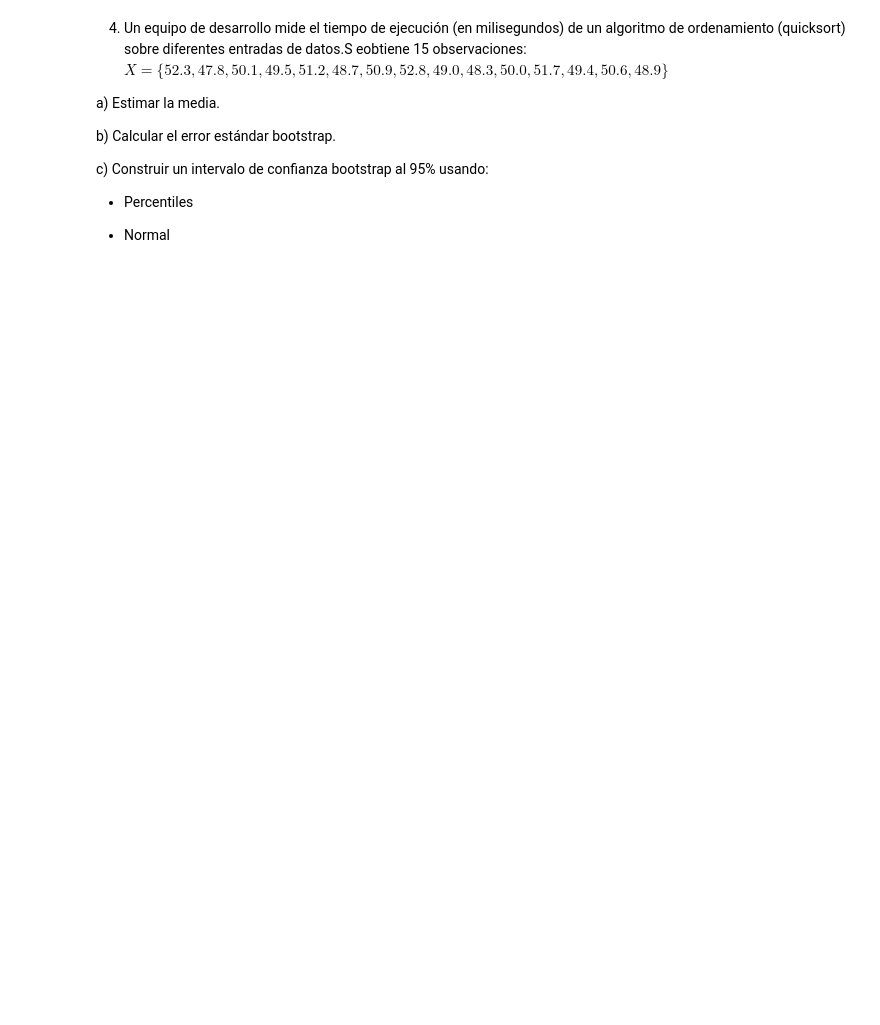
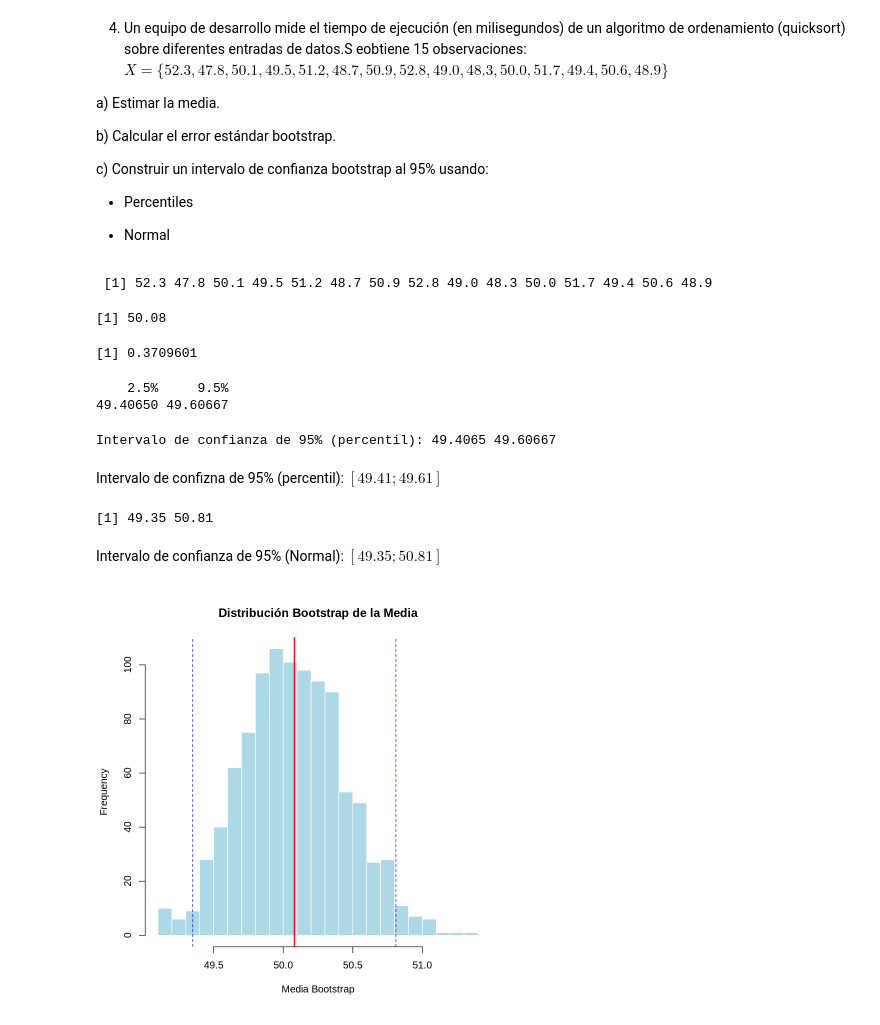
Before and after one commit to ALdoMartineCh16/Analisis-Exploratorio-de-Datos-Espaciales, a Jupyter notebook: SESION_15_AEDE_METODO_DE_REMUESTREO.ipynb, the cells around one changed output. Drawn from its saved outputs; the diff is of its cells as text; code cells hidden in the pictures; blank space fills up the shorter version.

```diff
--- a/SESION_15_AEDE_METODO_DE_REMUESTREO.ipynb
+++ b/SESION_15_AEDE_METODO_DE_REMUESTREO.ipynb
@@ -457,3 +555,57 @@ Mx2
   * Percentiles
 
   * Normal
+# %%
+x4=c(52.3,47.8,50.1,49.5,51.2,48.7,50.9,52.8,49.0,48.3,50.0,51.7,49.4,50.6,48.9)
+x4
+# %% [output]
+ [1] 52.3 47.8 50.1 49.5 51.2 48.7 50.9 52.8 49.0 48.3 50.0 51.7 49.4 50.6 48.9
+# %%
+Mx4=mean(x4)
+Mx4
+# %% [output]
+[1] 50.08
+# %%
+B=1000
+n=length(x4)
+M=numeric(B)
+set.seed(123)
+for(i in 1:B){
+  MB =sample(x4,size=n,replace=TRUE)
+  M[i] = mean(MB)
+}
+# %%
+Mb=mean(M)
+Sb = sd(M)
+Sb
+# %% [output]
+[1] 0.3709601
+# %%
+ic=quantile(M,c(0.025,0.095))
+ic
+# %% [output]
+    2.5%     9.5%
+49.40650 49.60667
+# %%
+cat("Intervalo de confianza de 95% (percentil):",ic,"\n")
+# %% [output]
+Intervalo de confianza de 95% (percentil): 49.4065 49.60667
+# %% [markdown]
+Intervalo de confizna de 95% (percentil): $[49.41;49.61]$
+# %%
+z=qnorm(0.975)
+li=round(Mx4-z*Sb,2)
+ls=round(Mx4+z*Sb,2)
+ic=c(li,ls)
+ic
+# %% [output]
+[1] 49.35 50.81
+# %% [markdown]
+Intervalo de confianza de 95% (Normal): $[49.35;50.81]$
+# %%
+hist(M, breaks = 30, main = "Distribución Bootstrap de la Media",
+     xlab = "Media Bootstrap", col = "lightblue", borde = "white")
+abline(v=Mx4,col="Red",lwd=2)
+abline(v=ic,col="Blue",lty=2)
+# %% [output]
+[figure, added]
```
Also changed, not shown: parts of 18 cells of this notebook.
